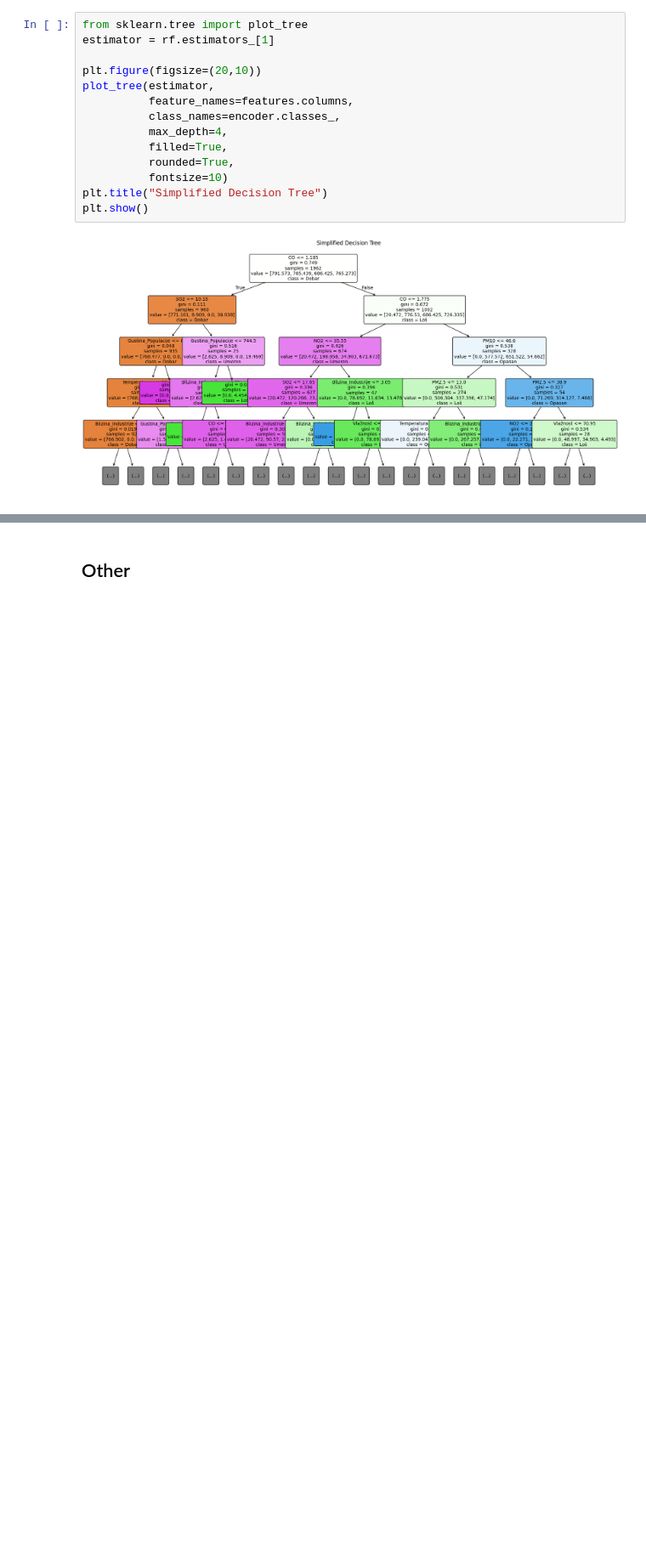
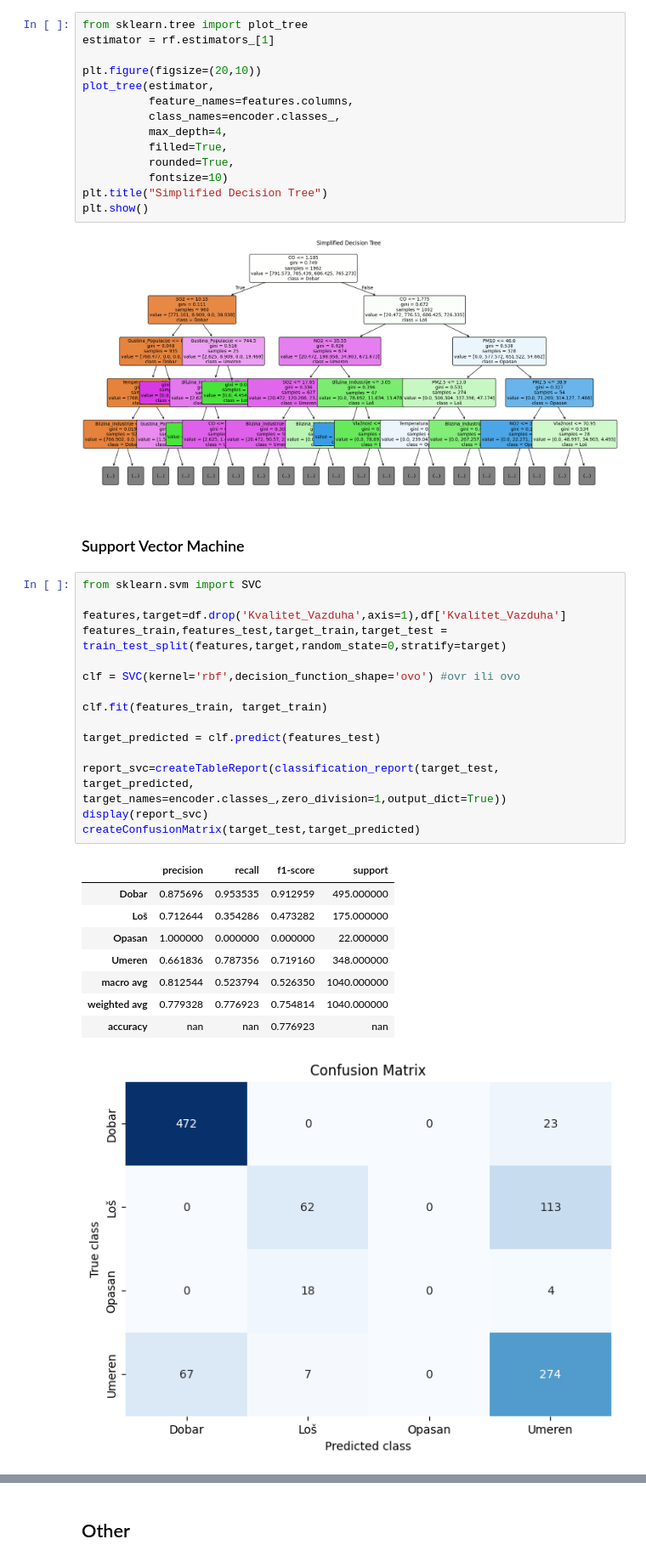
Before and after one commit to markoandjel/MachineLearning, a Jupyter notebook: _sources/main.ipynb, the cells around one changed output, grey strips where cells are left out. Shown at 85% size. Cells and saved outputs as stored; diff of their text form; blank space fills up the shorter version.

```diff
--- a/_sources/main.ipynb
+++ b/_sources/main.ipynb
@@ -326,3 +324,30 @@ plt.title("Simplified Decision Tree")
 plt.show()
 # %% [output]
 [figure]
+# %% [markdown]
+### Support Vector Machine
+# %%
+from sklearn.svm import SVC
+
+features,target=df.drop('Kvalitet_Vazduha',axis=1),df['Kvalitet_Vazduha']
+features_train,features_test,target_train,target_test = train_test_split(features,target,random_state=0,stratify=target)
+
+clf = SVC(kernel='rbf',decision_function_shape='ovo') #ovr ili ovo
+
+clf.fit(features_train, target_train)
+
+target_predicted = clf.predict(features_test)
+
+report_svc=createTableReport(classification_report(target_test, target_predicted, target_names=encoder.classes_,zero_division=1,output_dict=True))
+display(report_svc)
+createConfusionMatrix(target_test,target_predicted)
+# %% [output]
+|  | precision | recall | f1-score | support |
+| Dobar | 0.875696 | 0.953535 | 0.912959 | 495.000000 |
+| Loš | 0.712644 | 0.354286 | 0.473282 | 175.000000 |
+| Opasan | 1.000000 | 0.000000 | 0.000000 | 22.000000 |
+| Umeren | 0.661836 | 0.787356 | 0.719160 | 348.000000 |
+| macro avg | 0.812544 | 0.523794 | 0.526350 | 1040.000000 |
+| weighted avg | 0.779328 | 0.776923 | 0.754814 | 1040.000000 |
+| accuracy | nan | nan | 0.776923 | nan |
+[figure, added]
```
Also changed, not shown: parts of 19 cells of this notebook, 9 other files.
